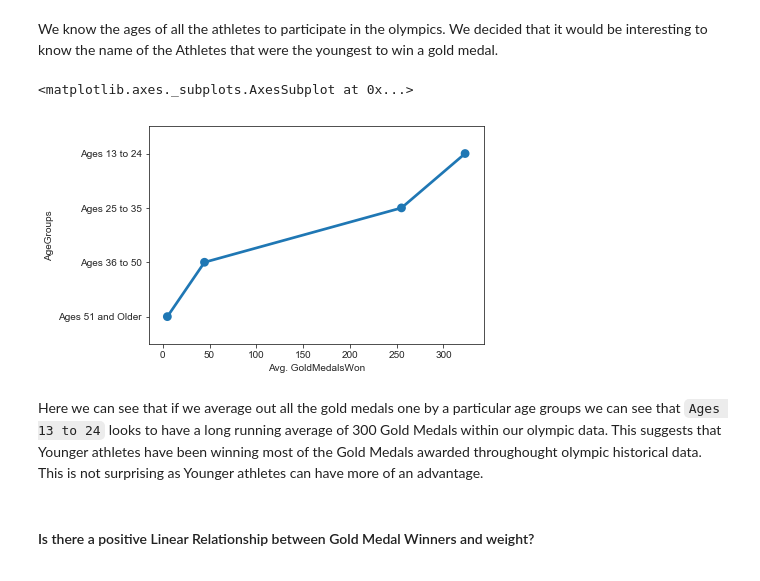
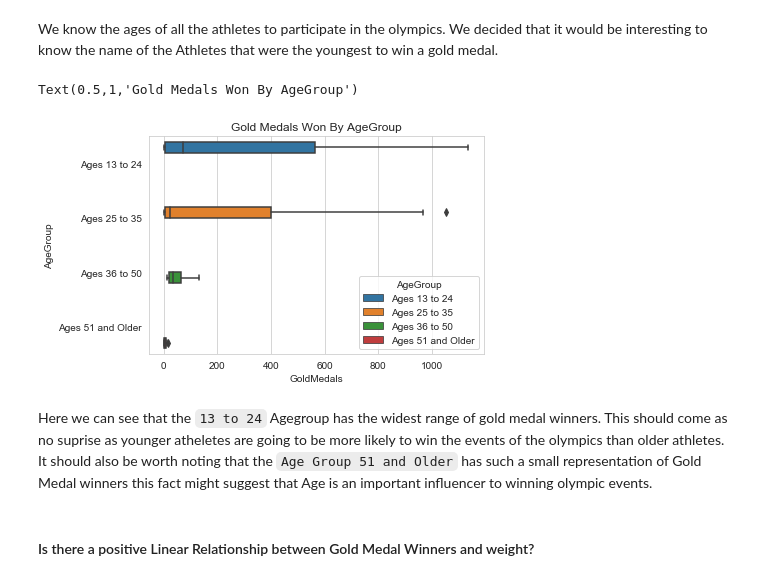
Before and after one commit to i4a/olympics, a Jupyter notebook: LabAssignmentOne.ipynb, the cells around one changed output. Cells and saved outputs as stored; diff of their text form; code cells hidden in the pictures.

Commit message:
added a boxplot

```diff
--- a/LabAssignmentOne.ipynb
+++ b/LabAssignmentOne.ipynb
@@ -83,30 +80,26 @@ amd = pd.DataFrame({'Age': np.trunc(gold_medal_count_by_age.index),
-# %%
-ages_thirteen_to_twenty_four = amd.loc[(amd["Age"] >= 13) & (amd["Age"] <= 24)]
-ages_twentyfive_to_thirty_five = amd.loc[(amd["Age"] >= 25) & (amd["Age"] <= 35)]
-ages_thirty_six_to_fifty = amd.loc[(amd["Age"] >= 36) & (amd["Age"] <= 50)]
-ages_greater_than_50 = amd.loc[(amd["Age"] >= 51)]
-
-group_labels = np.array(['Ages 13 to 24',
-               'Ages 25 to 35',
-               'Ages 36 to 50',
-               'Ages 51 and Older'])
-
-group_means = np.array([
-    np.mean(ages_thirteen_to_twenty_four['GoldMedals']),
-    np.mean(ages_twentyfive_to_thirty_five['GoldMedals']),
-    np.mean(ages_thirty_six_to_fifty['GoldMedals']),
-    np.mean(ages_greater_than_50['GoldMedals'])
-])
-
-
-amdf = pd.DataFrame({'AgeGroups': group_labels,
-                    'Avg. GoldMedalsWon': group_means})
-sns.pointplot(x="Avg. GoldMedalsWon", y="AgeGroups", data=amdf)
-# %% [output]
-<matplotlib.axes._subplots.AxesSubplot at 0x...>
-[figure, removed]
-# %% [markdown]
-Here we can see that if we average out all the gold medals one by a particular age groups we can see that `Ages 13 to 24` looks to have a long running average of 300 Gold Medals within our olympic data. This suggests that Younger athletes have been winning most of the Gold Medals awarded throughought olympic historical data. This is not surprising as Younger athletes can have more of an advantage.
+# %%
+amd = pd.DataFrame({'Age': np.trunc(gold_medal_count_by_age.index),
+                                  'GoldMedals': gold_medal_count_by_age.values})
+
+def form_age_group(age):
+    if age >= 13 and age <= 24:
+        return 'Ages 13 to 24'
+    elif age >= 25 and age <= 35:
+        return 'Ages 25 to 35'
+    elif age >= 36 and age <= 50:
+        return 'Ages 36 to 50'
+    else:
+        return 'Ages 51 and Older'
+
+amd['AgeGroup'] = amd['Age'].apply(form_age_group)
+# %%
+sns.boxplot(x="GoldMedals", y="AgeGroup", hue="AgeGroup",data=amd, orient='h')
+plt.title('Gold Medals Won By AgeGroup')
+# %% [output]
+Text(0.5,1,'Gold Medals Won By AgeGroup')
+[figure, added]
+# %% [markdown]
+Here we can see that the `13 to 24` Agegroup has the widest range of gold medal winners. This should come as no suprise as younger atheletes are going to be more likely to win the events of the olympics than older athletes. It should also be worth noting that the `Age Group 51 and Older` has such a small representation of Gold Medal winners this fact might suggest that Age is an important influencer to winning olympic events.
 # %% [markdown]
 #### Is there a  positive Linear Relationship between Gold Medal Winners and weight?
 # %%
```
Also changed, not shown: parts of 7 cells of this notebook.
